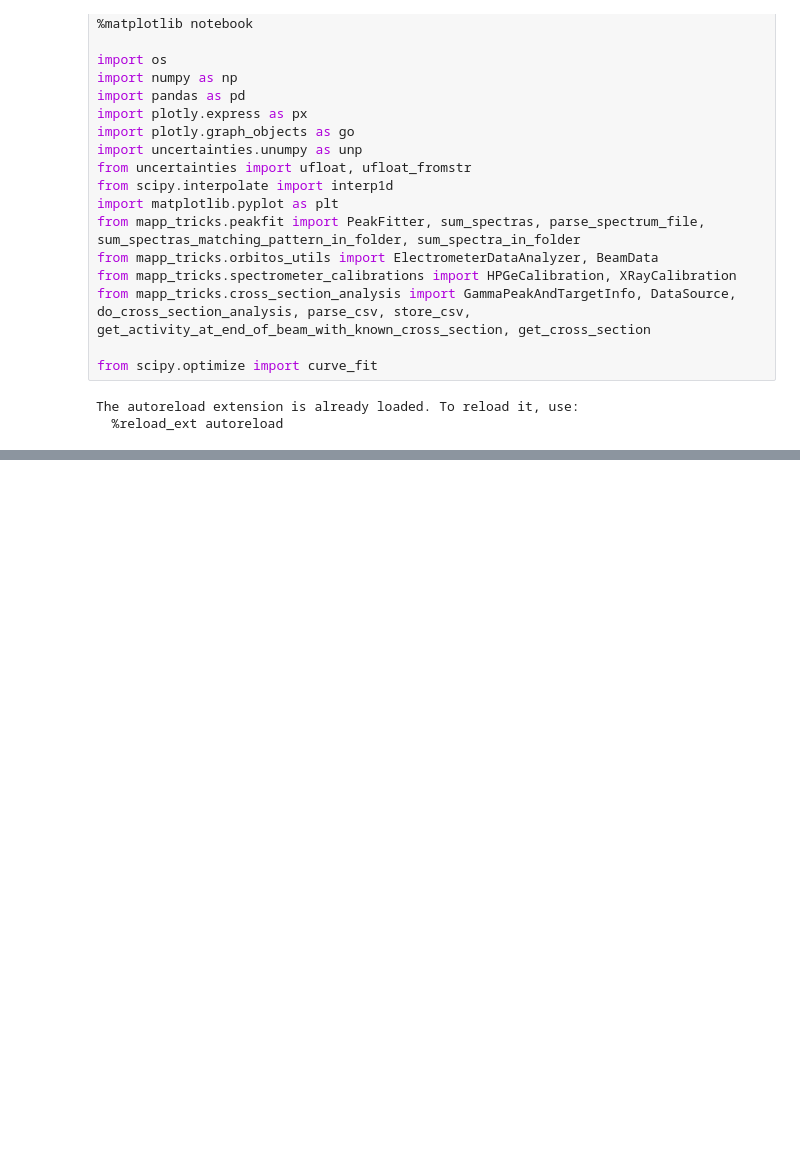
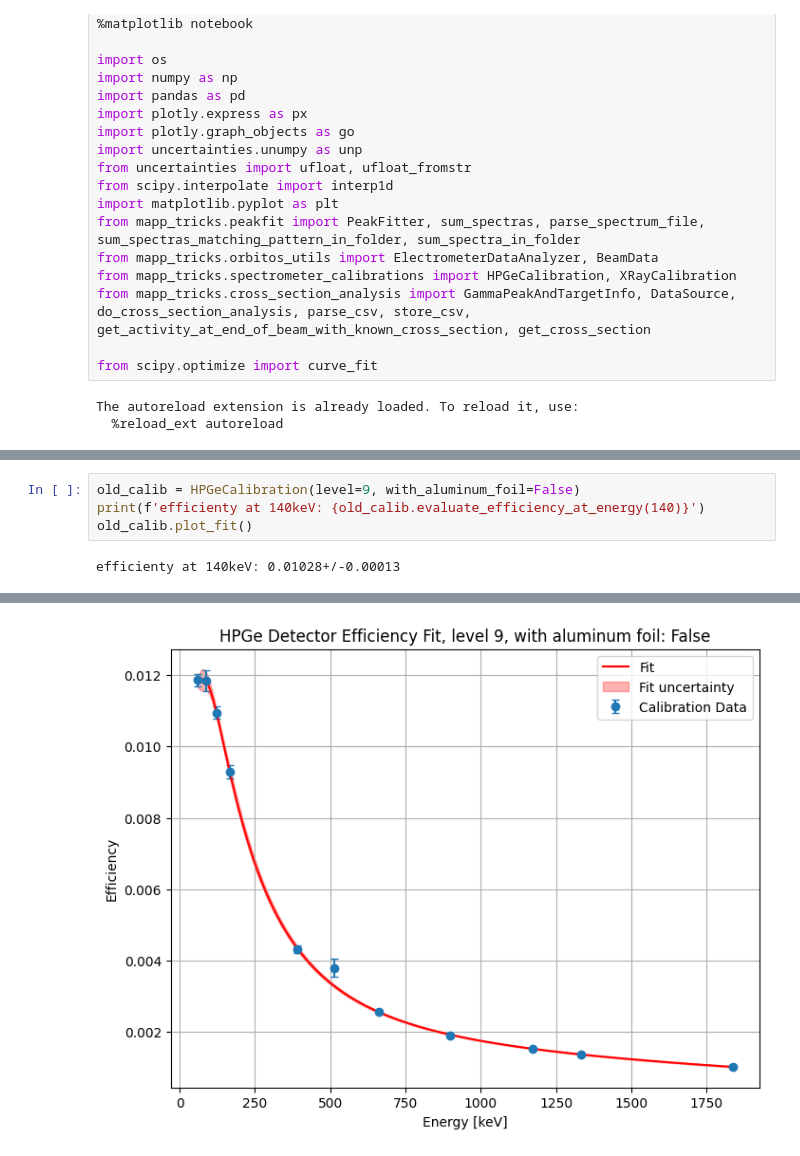
Before and after one commit to LarsEggimann/mapp-tricks, a Jupyter notebook: mapp_tricks/spectrometer_calibrations/HPGe/create-calib/hpge_do_calib.ipynb, the cells around one changed output, grey strips where cells are left out. Cells and saved outputs as stored; diff of their text form; blank space fills up the shorter version.

Commit message:
add first calib try

```diff
--- a/mapp_tricks/spectrometer_calibrations/HPGe/create-calib/hpge_do_calib.ipynb
+++ b/mapp_tricks/spectrometer_calibrations/HPGe/create-calib/hpge_do_calib.ipynb
@@ -47,0 +172,6 @@ area = (1.9235+/-0.0031)e+05, centroid = 662.3964+/-0.0012
+# %%
+old_calib = HPGeCalibration(level=9, with_aluminum_foil=False)
+print(f'efficienty at 140keV: {old_calib.evaluate_efficiency_at_energy(140)}')
+old_calib.plot_fit()
+# %% [output]
+efficienty at 140keV: 0.01028+/-0.00013
@@ -47,0 +180 @@ area = (1.9235+/-0.0031)e+05, centroid = 662.3964+/-0.0012
+[figure, added]
```
Also changed, not shown: parts of 5 cells of this notebook, 7 other files.
